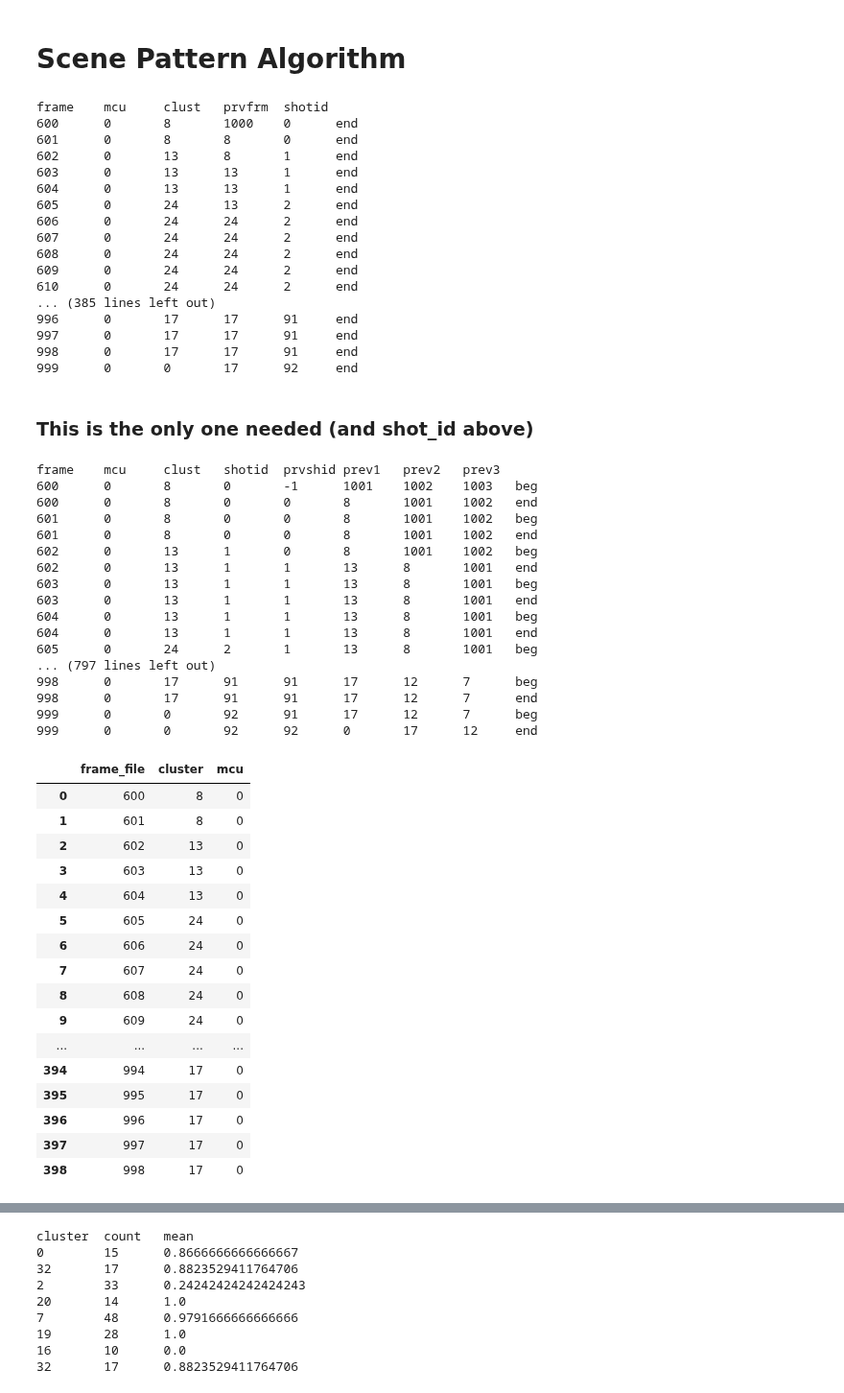
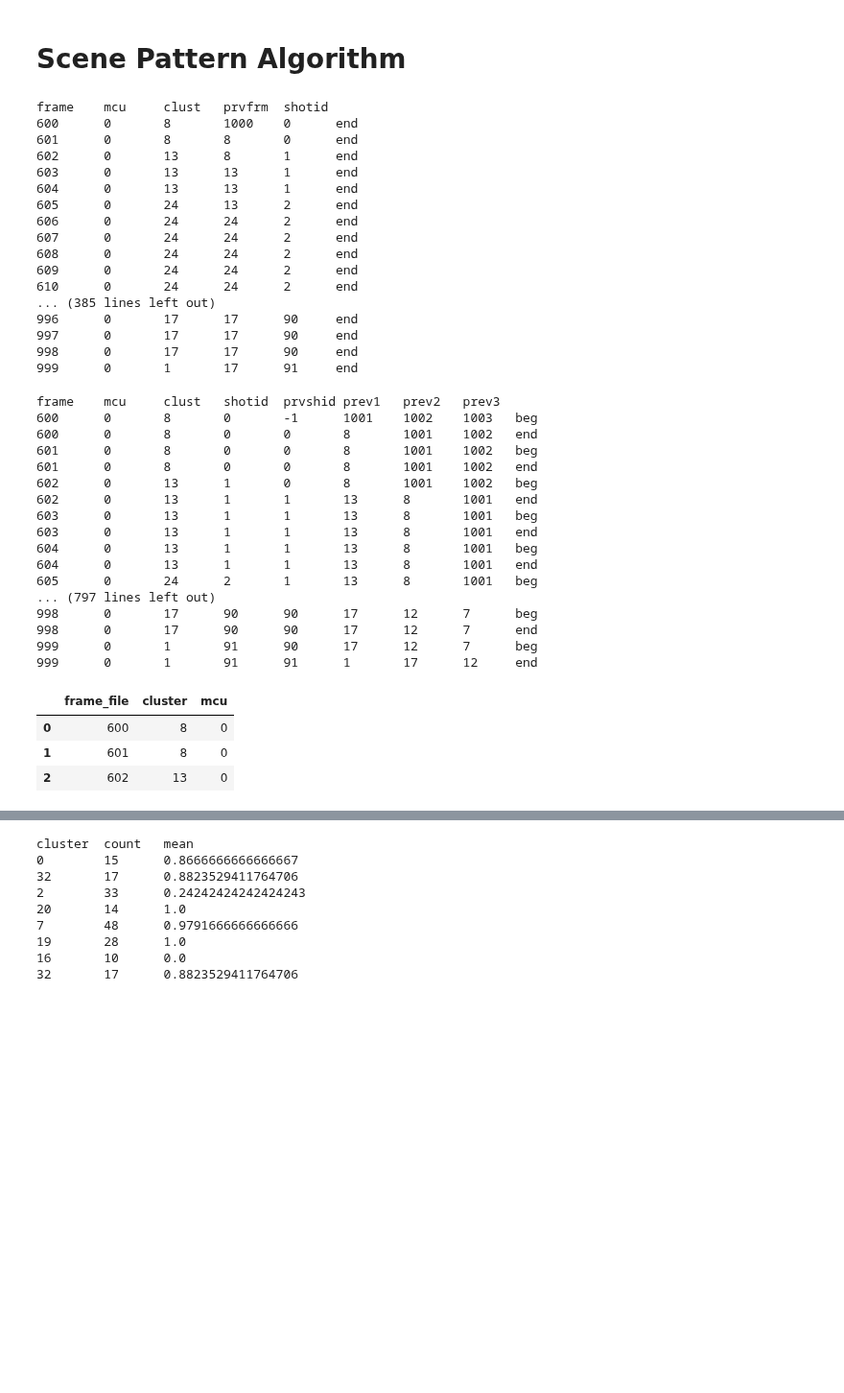
Before and after one commit to JohnTheTripper/moviegoer-prototype, a Jupyter notebook: scene_clustering.ipynb, the cells around one changed output, grey strips where cells are left out. Shown at 96% size. Drawn from its saved outputs; the diff is of its cells as text; code cells hidden in the pictures; blank space fills up the shorter version.

Commit message:
refined clustering of sample film

```diff
--- a/scene_clustering.ipynb
+++ b/scene_clustering.ipynb
@@ -89,7 +94,7 @@ vgg16_feature_list_np.shape
 # %% [output]
 (400, 25088)
 # %%
-hac = AgglomerativeClustering(n_clusters = None, distance_threshold = 3000).fit(vgg16_feature_list_np)
+hac = AgglomerativeClustering(n_clusters = None, distance_threshold = 3100).fit(vgg16_feature_list_np)
 print('Number of clusters:', hac.n_clusters_)
 print(hac.labels_)
 # %% [output]
@@ -170,12 +175,10 @@ frame    mcu     clust   prvfrm  shotid
 609      0       24      24      2      end
 610      0       24      24      2      end
 ... (385 lines left out)
-996      0       17      17      91     end
-997      0       17      17      91     end
-998      0       17      17      91     end
-999      0       0       17      92     end
+996      0       17      17      90     end
+997      0       17      17      90     end
+998      0       17      17      90     end
+999      0       1       17      91     end
-# %% [markdown]
-### This is the only one needed (and shot_id above)
 # %%
 prev_clust_1 = 1001
 prev_clust_1_list = []
@@ -222,10 +225,10 @@ frame    mcu     clust   shotid  prvshid prev1   prev2   prev3
 604      0       13      1       1       13      8       1001   end
 605      0       24      2       1       13      8       1001   beg
 ... (797 lines left out)
-998      0       17      91      91      17      12      7      beg
-998      0       17      91      91      17      12      7      end
-999      0       0       92      91      17      12      7      beg
-999      0       0       92      92      0       17      12     end
+998      0       17      90      90      17      12      7      beg
+998      0       17      90      90      17      12      7      end
+999      0       1       91      90      17      12      7      beg
+999      0       1       91      91      1       17      12     end
 # %%
 speaker_pairs = []
 for a, b, in zip(speaker_a_list, speaker_b_list):
@@ -233,23 +236,9 @@ for a, b, in zip(speaker_a_list, speaker_b_list):
         speaker_pairs.append([int(a), int(b)])
 # %%
 scene_df = pd.DataFrame(zip(frame_choice, hac.labels_, y_pred_values), columns=['frame_file', 'cluster', 'mcu'])
-pd.options.display.max_rows=400
-scene_df.head(400)
+scene_df.head(3)
 # %% [output]
 |  | frame_file | cluster | mcu |
 | 0 | 600 | 8 | 0 |
 | 1 | 601 | 8 | 0 |
 | 2 | 602 | 13 | 0 |
-| 3 | 603 | 13 | 0 |
-| 4 | 604 | 13 | 0 |
-| 5 | 605 | 24 | 0 |
-| 6 | 606 | 24 | 0 |
-| 7 | 607 | 24 | 0 |
-| 8 | 608 | 24 | 0 |
-| 9 | 609 | 24 | 0 |
-| ... | ... | ... | ... |
-| 394 | 994 | 17 | 0 |
-| 395 | 995 | 17 | 0 |
-| 396 | 996 | 17 | 0 |
-| 397 | 997 | 17 | 0 |
-| 398 | 998 | 17 | 0 |
```
Also changed, not shown: parts of 5 cells of this notebook.
